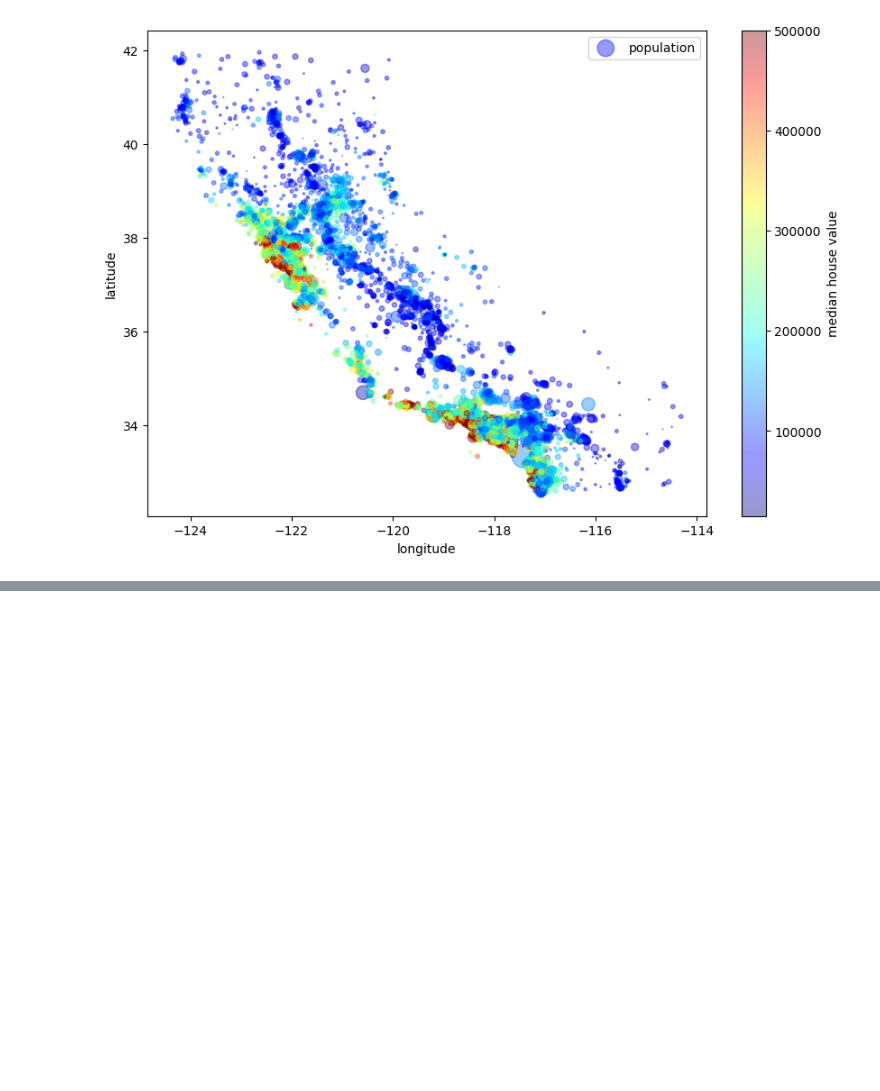
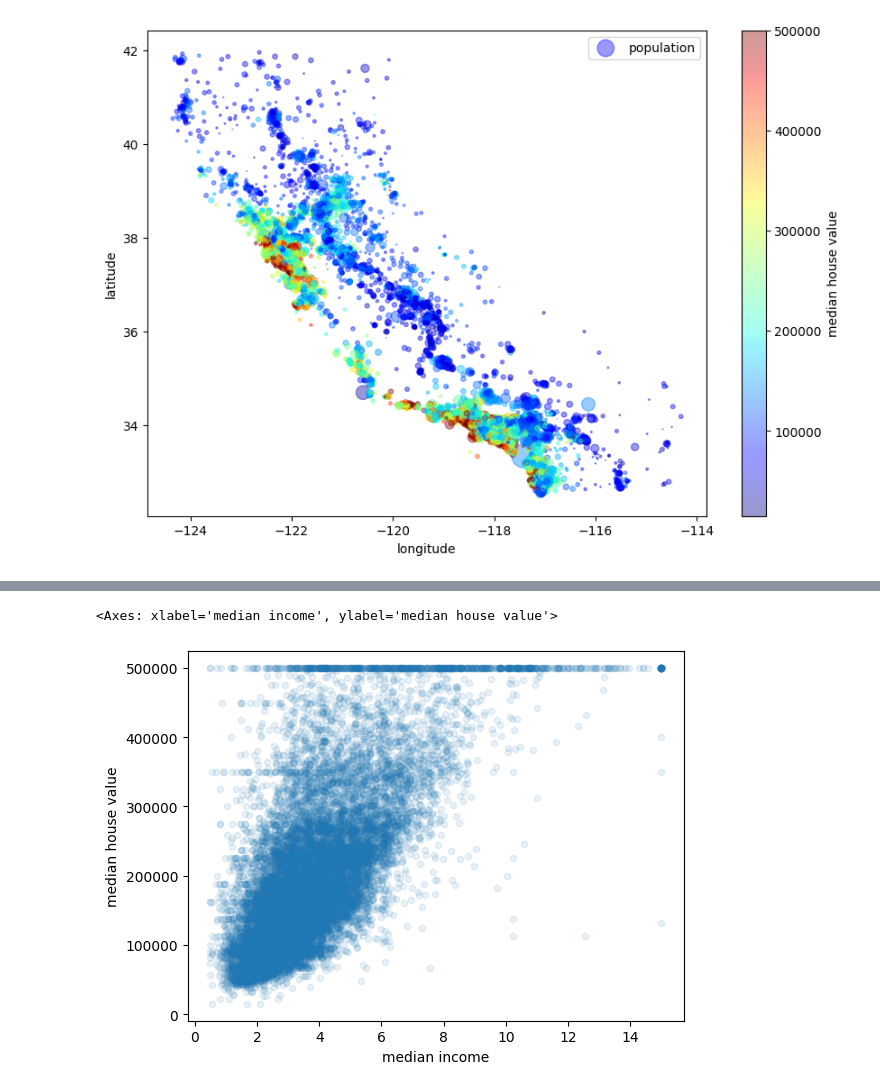
Before and after one commit to Lunaria-Moonstone/Course-Of-Point2Point-Machine-Learning, a Jupyter notebook: How-To-Get-And-Process-Data/data-processing.ipynb, the cells around one changed output, grey strips where cells are left out. Saved outputs shown, nothing was run; the diff lists cells and outputs as text; code cells hidden in the pictures; blank space fills up the shorter version.

```diff
--- a/How-To-Get-And-Process-Data/data-processing.ipynb
+++ b/How-To-Get-And-Process-Data/data-processing.ipynb
@@ -162,0 +202,5 @@ plt.legend()
+# %%
+housing.plot(kind="scatter", x="median income", y="median house value", alpha=0.1)
+# %% [output]
+<Axes: xlabel='median income', ylabel='median house value'>
+[figure, added]
```
Also changed, not shown: parts of 5 cells of this notebook.
